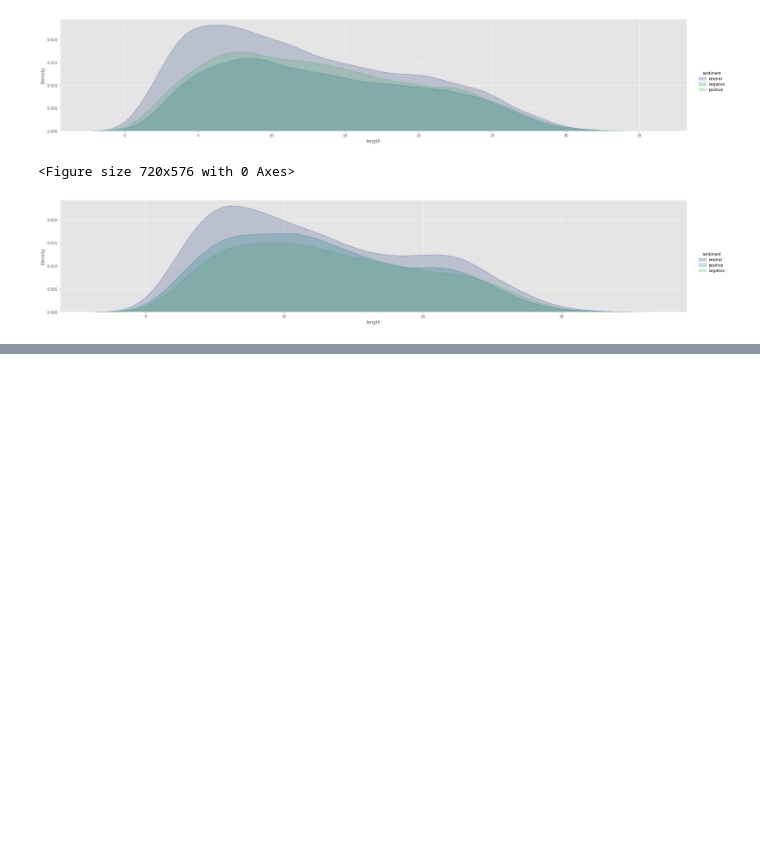
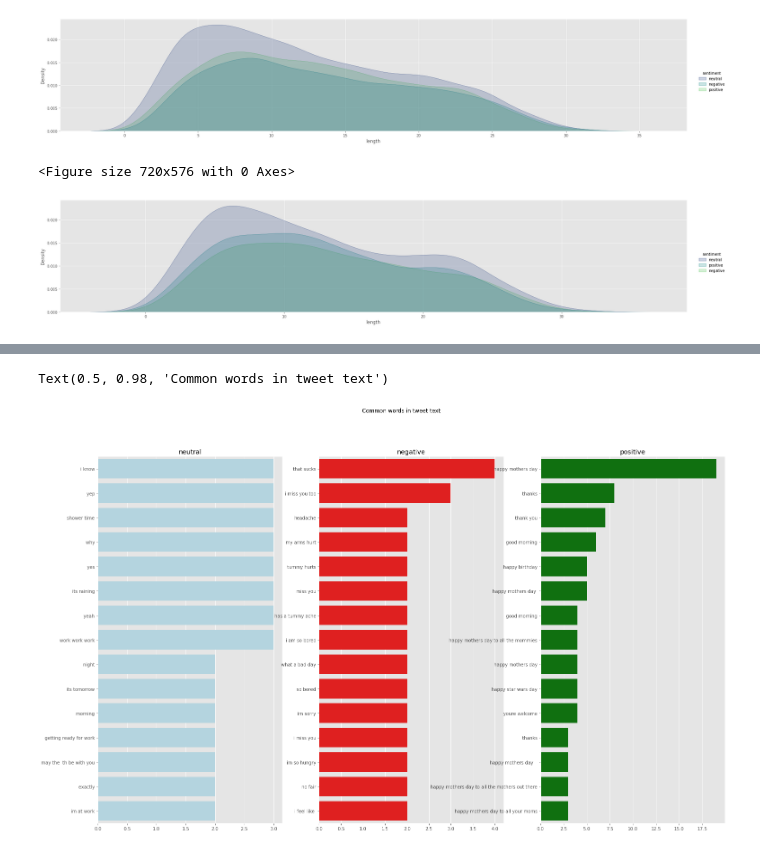
Before and after one commit to ahmad1jalal/Twitter-Sentiment-Extaction, a Jupyter notebook: Twitter-Senitment.ipynb, the cells around one changed output, grey strips where cells are left out. Cells and saved outputs as stored; diff of their text form; code cells hidden in the pictures; blank space fills up the shorter version.

```diff
--- a/Twitter-Senitment.ipynb
+++ b/Twitter-Senitment.ipynb
@@ -264,0 +293,5 @@ Text(0.5, 1.0, 'Legnth_Tweet')
+# %%
+# apply the function to train df
+train["clean_text"] = train["text"].apply(lambda x : clean_text(x))
+
+train.sample(10)
@@ -264,0 +327,28 @@ Text(0.5, 1.0, 'Legnth_Tweet')
+# %%
+# setting stopwords
+stop=set(stopwords.words('english'))
+# %%
+# let's find out the most common words in the text.....
+sentiments = train["sentiment"].unique()
+
+# setup the figure
+fig,ax = plt.subplots(1,3, figsize=(25,15))
+colors = ["lightblue","red","green",]
+for i in range(3):
+    new = train[train["sentiment"]==sentiments[i]]["clean_text"]
+    counter = Counter(new)
+    most_common = counter.most_common()
+    if (word not in stop):
+        x = []
+        y = []
+
+    for word,count in most_common[:15]:
+        x.append(word)
+        y.append(count)
+
+    sns.barplot(x=y,y=x,ax=ax[i], color = colors[i])
+    ax[i].set_title(sentiments[i])
+fig.suptitle("Common words in tweet text")
+# %% [output]
+Text(0.5, 0.98, 'Common words in tweet text')
+[figure, added]
```
Also changed, not shown: parts of 9 cells of this notebook.
